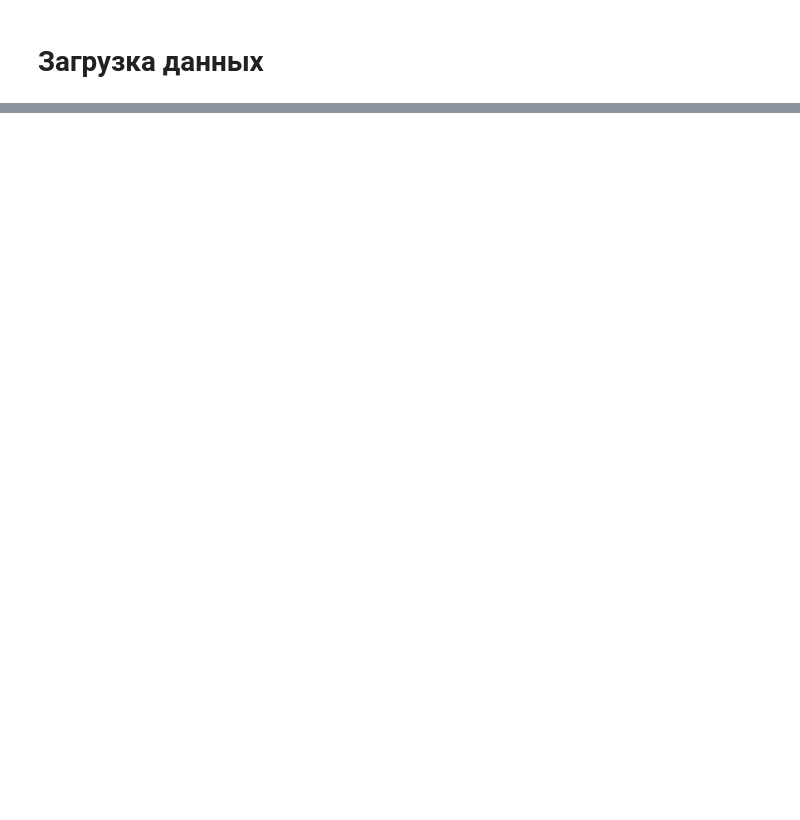
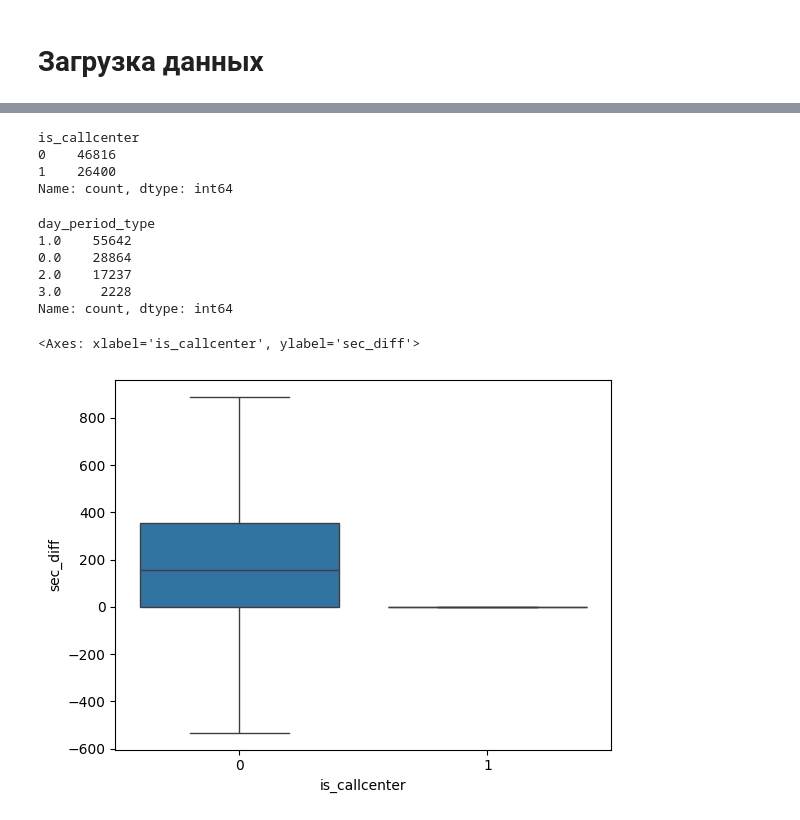
Before and after one commit to ArmJav/callcentermodel, a Jupyter notebook: prepocessing_fit.ipynb, the cells around one changed output, grey strips where cells are left out. Drawn from its saved outputs; the diff is of its cells as text; code cells hidden in the pictures; blank space fills up the shorter version.

```diff
--- a/prepocessing_fit.ipynb
+++ b/prepocessing_fit.ipynb
@@ -88,7 +126,11 @@ session_agg = web.groupby('sessionkey_id', sort=False).agg(
     unique_pages_count=('pageview_number', 'nunique'),
     mean_sec_dur=('pageview_duration_sec', 'mean'),
     max_sec_dur=('pageview_duration_sec', 'max'),
-    total_receipt=('price', 'sum')
+    total_receipt=('price', 'sum'),
+    weekday_first_visit=('date_time', lambda x: str(x.iloc[0].weekday())),
+    day_period_type=('date_time', lambda x: "0" if 5 <= x.iloc[0].hour < 12 else
+                                            "1" if 12 <= x.iloc[0].hour < 18 else
+                                            "2" if 18 <= x.iloc[0].hour < 23 else "3")
 )
 
 session_agg['sec_diff'] = session_agg['total_sec_dt'] - session_agg['total_sec_dur']
@@ -96,0 +154,24 @@ session_agg
+# %%
+X_tr = train.merge(session_agg, how='left', on='sessionkey_id', sort=False)
+X_tr.sort_values('create_time', inplace=True)
+
+cat_features= ['day_period_type', 'weekday_first_visit']
+
+
+X_tr[cat_features] = X_tr[cat_features].fillna("missing")
+X_tr = X_tr.fillna(0)
+
+# X = X_tr.drop(columns=['is_callcenter'])
+# y = X_tr['is_callcenter']
+
+# X_train, X_temp, y_train, y_temp = train_test_split(X, y, test_size=0.3,
+#                                                       random_state=42, shuffle=False)
+
+# X_val, X_test, y_val, y_test = train_test_split(X_temp, y_temp, test_size=0.5,
+#                                                   random_state=42, shuffle=False)
+
+train_df, temp = train_test_split(X_tr, test_size=0.3,
+                                    random_state=42, shuffle=False)
+
+val_df, test_df = train_test_split(temp, test_size=0.5,
+                                                  random_state=42, shuffle=False)
@@ -96,0 +190,21 @@ session_agg
+# %%
+train_df['is_callcenter'].value_counts()
+# %% [output]
+is_callcenter
+0    46816
+1    26400
+Name: count, dtype: int64
+# %%
+X_tr['day_period_type'].value_counts()
+# %% [output]
+day_period_type
+1.0    55642
+0.0    28864
+2.0    17237
+3.0     2228
+Name: count, dtype: int64
+# %%
+sns.boxplot(X_tr, y='sec_diff', x='is_callcenter', showfliers=False) # 0_0
+# %% [output]
+<Axes: xlabel='is_callcenter', ylabel='sec_diff'>
+[figure, added]
```
Also changed, not shown: parts of 12 cells of this notebook.
